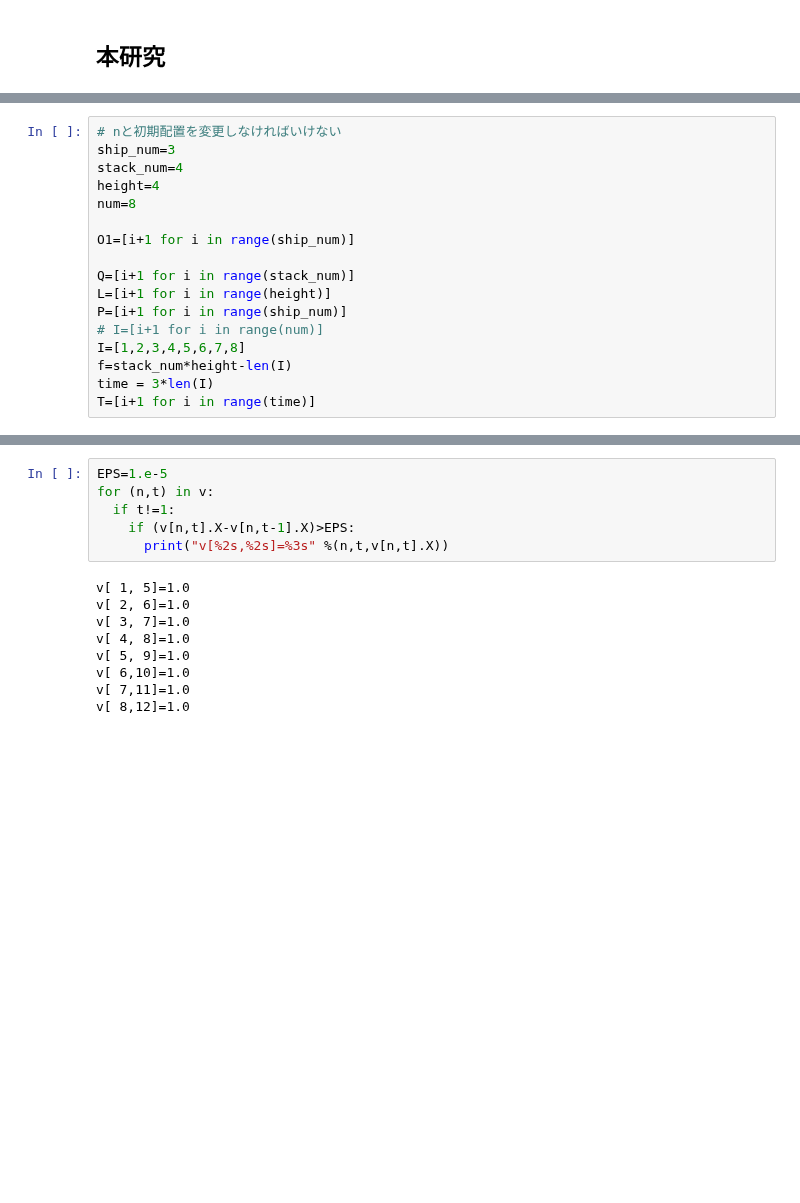
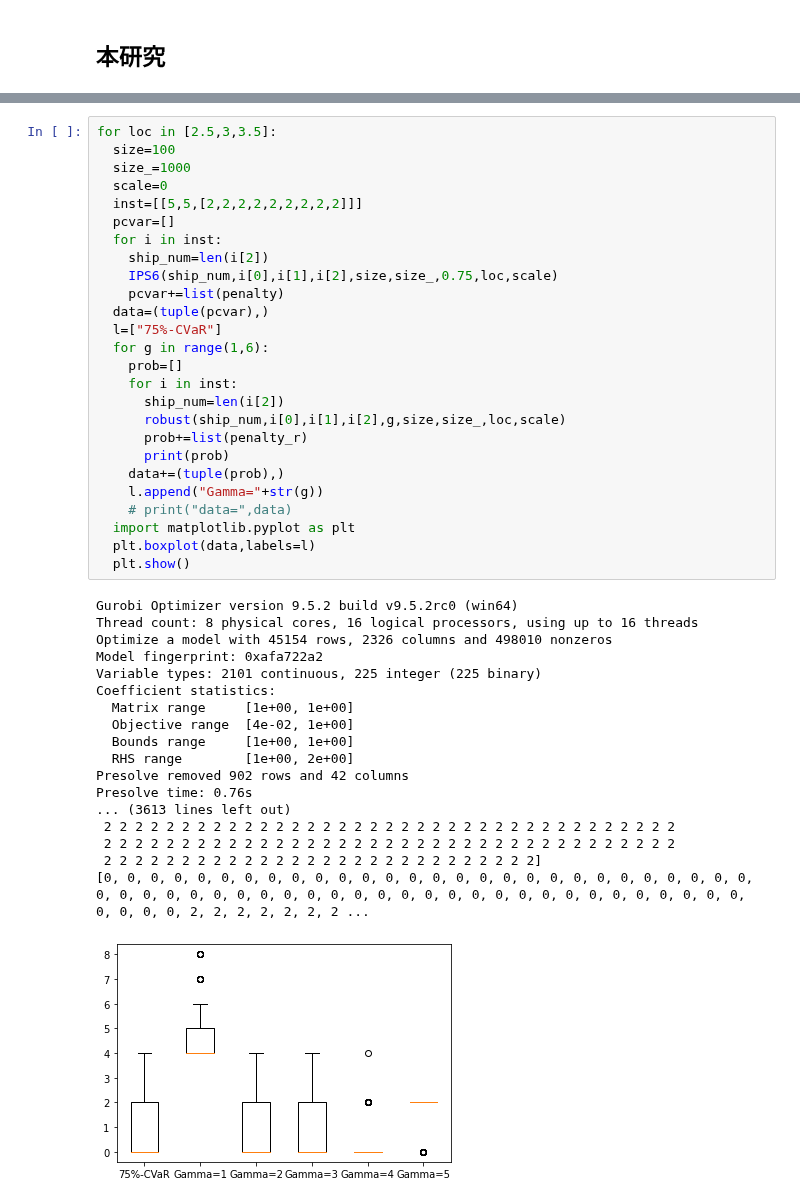
Before and after one commit to ikumadaiki/CPMP, a Jupyter notebook: compare.ipynb, the cells around one changed output, grey strips where cells are left out. Saved outputs shown, nothing was run; the diff lists cells and outputs as text; blank space fills up the shorter version.

```diff
--- a/compare.ipynb
+++ b/compare.ipynb
@@ -524,17 +297,0 @@ the objective function 0.0
-# %%
-# nと初期配置を変更しなければいけない
-ship_num=3
-stack_num=4
-height=4
-num=8
-
-O1=[i+1 for i in range(ship_num)]
-
-Q=[i+1 for i in range(stack_num)]
-L=[i+1 for i in range(height)]
-P=[i+1 for i in range(ship_num)]
-# I=[i+1 for i in range(num)]
-I=[1,2,3,4,5,6,7,8]
-f=stack_num*height-len(I)
-time = 3*len(I)
-T=[i+1 for i in range(time)]
@@ -632,15 +298,45 @@ the objective function 11.0
-# %%
-EPS=1.e-5
-for (n,t) in v:
-  if t!=1:
-    if (v[n,t].X-v[n,t-1].X)>EPS:
-      print("v[%2s,%2s]=%3s" %(n,t,v[n,t].X))
-# %% [output]
-v[ 1, 5]=1.0
-v[ 2, 6]=1.0
-v[ 3, 7]=1.0
-v[ 4, 8]=1.0
-v[ 5, 9]=1.0
-v[ 6,10]=1.0
-v[ 7,11]=1.0
-v[ 8,12]=1.0
+# %%
+for loc in [2.5,3,3.5]:
+  size=100
+  size_=1000
+  scale=0
+  inst=[[5,5,[2,2,2,2,2,2,2,2,2]]]
+  pcvar=[]
+  for i in inst:
+    ship_num=len(i[2])
+    IPS6(ship_num,i[0],i[1],i[2],size,size_,0.75,loc,scale)
+    pcvar+=list(penalty)
+  data=(tuple(pcvar),)
+  l=["75%-CVaR"]
+  for g in range(1,6):
+    prob=[]
+    for i in inst:
+      ship_num=len(i[2])
+      robust(ship_num,i[0],i[1],i[2],g,size,size_,loc,scale)
+      prob+=list(penalty_r)
+      print(prob)
+    data+=(tuple(prob),)
+    l.append("Gamma="+str(g))
+    # print("data=",data)
+  import matplotlib.pyplot as plt
+  plt.boxplot(data,labels=l)
+  plt.show()
+# %% [output]
+Gurobi Optimizer version 9.5.2 build v9.5.2rc0 (win64)
+Thread count: 8 physical cores, 16 logical processors, using up to 16 threads
+Optimize a model with 45154 rows, 2326 columns and 498010 nonzeros
+Model fingerprint: 0xafa722a2
+Variable types: 2101 continuous, 225 integer (225 binary)
+Coefficient statistics:
+  Matrix range     [1e+00, 1e+00]
+  Objective range  [4e-02, 1e+00]
+  Bounds range     [1e+00, 1e+00]
+  RHS range        [1e+00, 2e+00]
+Presolve removed 902 rows and 42 columns
+Presolve time: 0.76s
+... (3613 lines left out)
+ 2 2 2 2 2 2 2 2 2 2 2 2 2 2 2 2 2 2 2 2 2 2 2 2 2 2 2 2 2 2 2 2 2 2 2 2 2
+ 2 2 2 2 2 2 2 2 2 2 2 2 2 2 2 2 2 2 2 2 2 2 2 2 2 2 2 2 2 2 2 2 2 2 2 2 2
+ 2 2 2 2 2 2 2 2 2 2 2 2 2 2 2 2 2 2 2 2 2 2 2 2 2 2 2 2]
+[0, 0, 0, 0, 0, 0, 0, 0, 0, 0, 0, 0, 0, 0, 0, 0, 0, 0, 0, 0, 0, 0, 0, 0, 0, 0, 0, 0, 0, 0, 0, 0, 0, 0, 0, 0, 0, 0, 0, 0, 0, 0, 0, 0, 0, 0, 0, 0, 0, 0, 0, 0, 0, 0, 0, 0, 0, 0, 0, 0, 2, 2, 2, 2, 2, 2, 2 ...
+[figure, added]
```
Also changed, not shown: parts of 20 cells of this notebook.
